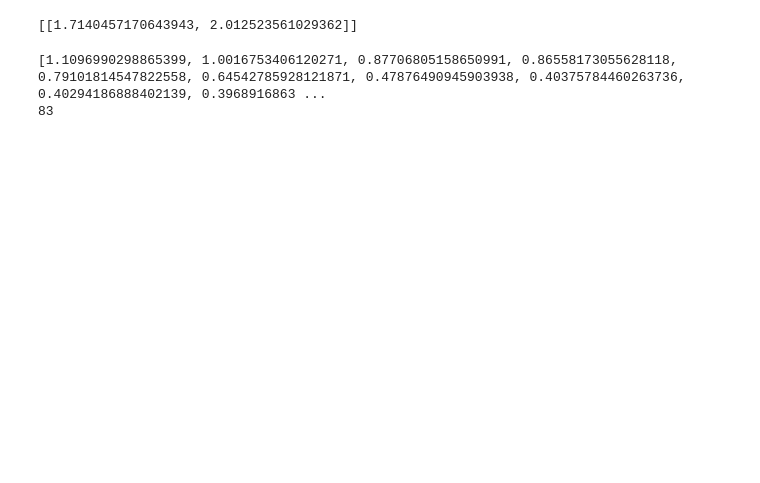
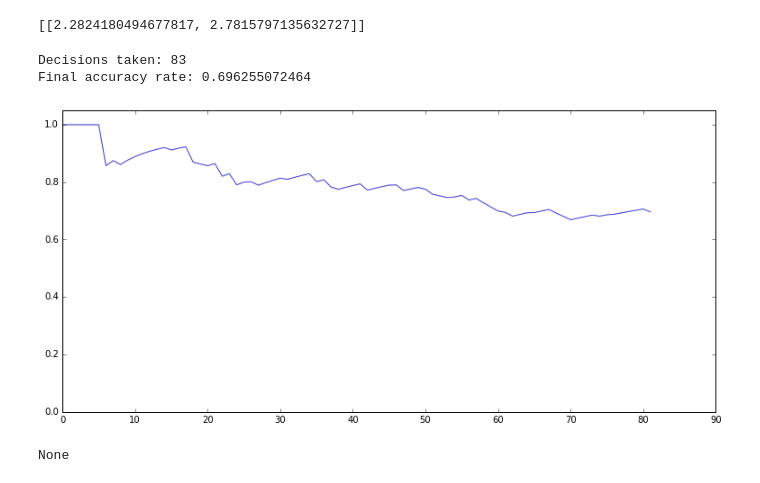
Before and after one commit to abulak/TDA-Cause-Effect-Pairs, a Jupyter notebook: Visualising Results.ipynb, the cells around one changed output. Drawn from its saved outputs; the diff is of its cells as text; code cells hidden in the pictures; blank space fills up the shorter version.

Commit message:
Slightly less hacky analysis of results, although still not perfect

```diff
--- a/Visualising Results.ipynb
+++ b/Visualising Results.ipynb
@@ -20,7 +20,7 @@ import dionysus
 
 import TDA
 # %%
-prefix = 'sampled-2000'
+# prefix = 'sampled-2000'
 prefix = 'test'
 pattern = re.compile('pair[0-9]{4,}$')
 files = sorted([x for x in os.listdir(os.path.join(os.getcwd(),prefix)) if pattern.match(x)])
@@ -32,5 +32,5 @@ print(files[:4])
 # %%
-i = 49
+i = 1
 print(files[i])
 directory = directory = os.path.join(os.getcwd(),prefix,files[i])
 with open(os.path.join(directory,"diagrams_knn")) as file:
@@ -95,7 +91,7 @@ len(x.persistence_diagrams)
 # %%
 diagrams[23]["X"][0]
 # %% [output]
-[[1.7140457170643943, 2.012523561029362]]
+[[2.2824180494677817, 2.7815797135632727]]
 # %%
 # for each in files[3:]:
 #     p=Pair(prefix,each)
@@ -324,5 +308,19 @@ class AnalysisOfResults:
-# %%
-X = AnalysisOfResults(prefix, 0.05, outlier_model='knn')
-# %% [output]
-[1.1096990298865399, 1.0016753406120271, 0.87706805158650991, 0.86558173055628118, 0.79101814547822558, 0.64542785928121871, 0.47876490945903938, 0.40375784460263736, 0.40294186888402139, 0.3968916863 ...
-83
+# %%
+from IPython.html.widgets import widget, interact, interactive, fixed, FloatSlider, Dropdown
+
+X = AnalysisOfResults(prefix="sampled-1000", threshold=0.0, outlier_model='knn')
+
+@interact(threshold = (0,1,0.01))
+def dummy(threshold):
+    fig = plt.figure(figsize=(12,12))
+    fig.set_size_inches(13,6)
+#     Y = AnalysisOfResults(files, prefix, threshold, outlier_model='all')
+#     Y.plot(threshold)
+    X.update_pairs_vectors(threshold)
+    accuracy_plot(X, X.weighted_efficiency(), len(X.decisions_vector))
+    plt.show()
+# %% [output]
+Decisions taken: 83
+Final accuracy rate: 0.696255072464
+[figure, added]
+None
```
Also changed, not shown: parts of 13 cells of this notebook.
